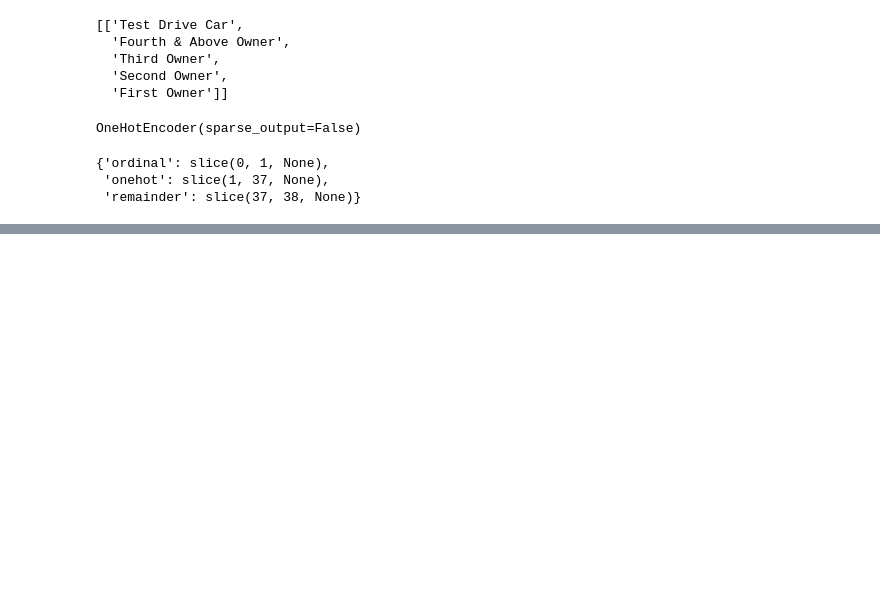
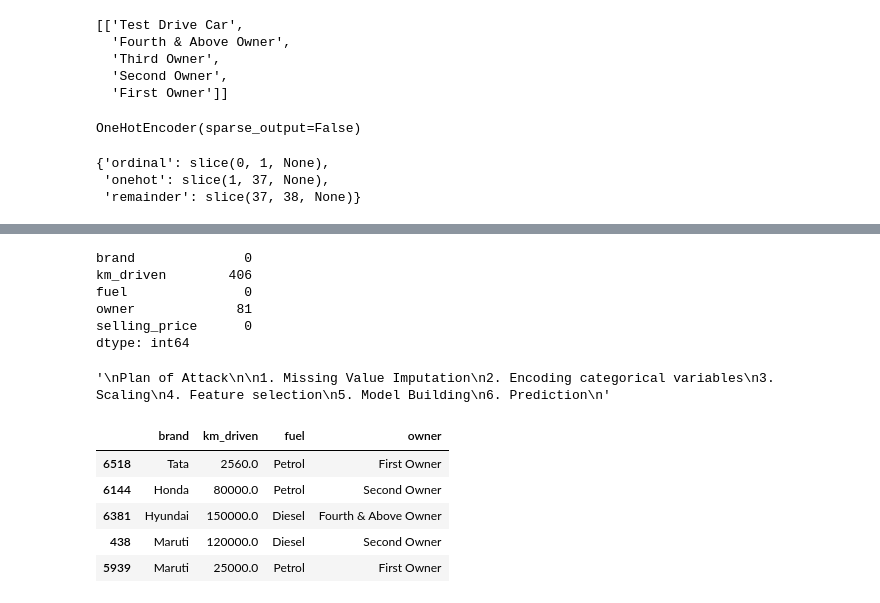
Before and after one commit to codingislife-ag/Deep_Learning_NLP, a Jupyter notebook: feature_engineering/sklearn_column_transformer.ipynb, the cells around one changed output, grey strips where cells are left out. Saved outputs shown, nothing was run; the diff lists cells and outputs as text; code cells hidden in the pictures; blank space fills up the shorter version.

```diff
--- a/feature_engineering/sklearn_column_transformer.ipynb
+++ b/feature_engineering/sklearn_column_transformer.ipynb
@@ -281,0 +284,2 @@ transformer.output_indices_
+# %%
+df = pd.read_csv('cars.csv')
@@ -281,0 +299,15 @@ transformer.output_indices_
+# %%
+'''
+to make things interesting and just to give a better example for pipeline, we will introduce some
+missing values into the cols -> km_driven and owner
+'''
+
+import numpy
+
+np.random.seed(42)
+missing_km_indices = np.random.choice(df.index, size=int(0.05 * len(df)), replace=False)
+df.loc[missing_km_indices, 'km_driven'] = np.nan
+
+# introduce missing values in 'owner' column (1% missing values)
+missing_owner_indices = np.random.choice(df.index, size=int(0.01 * len(df)), replace=False)
+df.loc[missing_owner_indices, 'owner'] = np.nan
@@ -281,0 +383,38 @@ transformer.output_indices_
+# %%
+df.isnull().sum()
+# %% [output]
+brand              0
+km_driven        406
+fuel               0
+owner             81
+selling_price      0
+dtype: int64
+# %%
+'''
+Plan of Attack
+
+1. Missing Value Imputation
+2. Encoding categorical variables
+3. Scaling
+4. Feature selection
+5. Model Building
+6. Prediction
+'''
+# %% [output]
+'\nPlan of Attack\n\n1. Missing Value Imputation\n2. Encoding categorical variables\n3. Scaling\n4. Feature selection\n5. Model Building\n6. Prediction\n'
+# %%
+X_train, X_test, y_train, y_test = train_test_split(
+    df.drop(columns=['selling_price']),
+    df['selling_price'],
+    test_size=0.2,
+    random_state=42,
+)
+# %%
+X_train.head()
+# %% [output]
+|  | brand | km_driven | fuel | owner |
+| 6518 | Tata | 2560.0 | Petrol | First Owner |
+| 6144 | Honda | 80000.0 | Petrol | Second Owner |
+| 6381 | Hyundai | 150000.0 | Diesel | Fourth & Above Owner |
+| 438 | Maruti | 120000.0 | Diesel | Second Owner |
+| 5939 | Maruti | 25000.0 | Petrol | First Owner |
```
Also changed, not shown: parts of 40 cells of this notebook, 2 other files.
